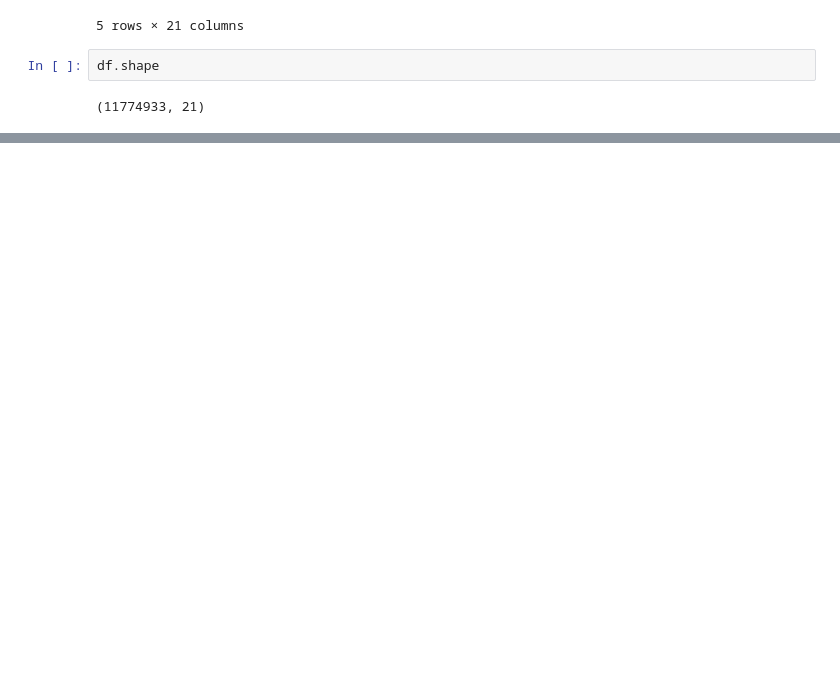
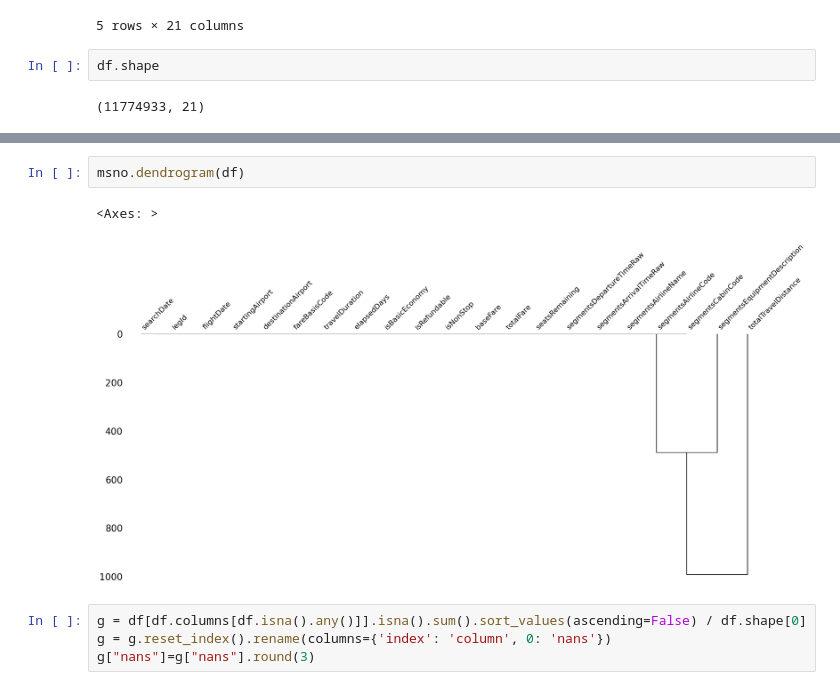
Before and after one commit to meozbrls/Flight_Prices_Analysis, a Jupyter notebook: notebooks/flight_prices_analysis.ipynb, the cells around one changed output, grey strips where cells are left out. Drawn from its saved outputs; the diff is of its cells as text; blank space fills up the shorter version.

```diff
--- a/notebooks/flight_prices_analysis.ipynb
+++ b/notebooks/flight_prices_analysis.ipynb
@@ -35,0 +194,9 @@ df.shape
+# %%
+msno.dendrogram(df)
+# %% [output]
+<Axes: >
+[figure, added]
+# %%
+g = df[df.columns[df.isna().any()]].isna().sum().sort_values(ascending=False) / df.shape[0]
+g = g.reset_index().rename(columns={'index': 'column', 0: 'nans'})
+g["nans"]=g["nans"].round(3)
```
Also changed, not shown: parts of 13 cells of this notebook.
